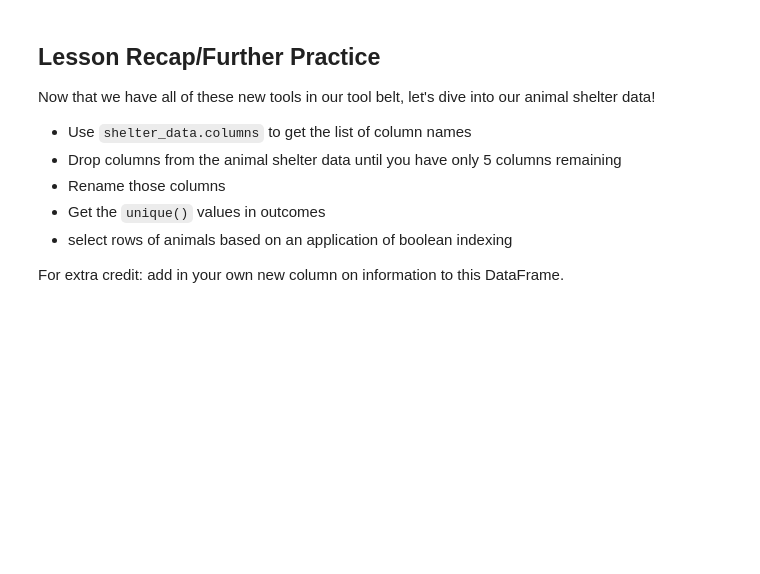
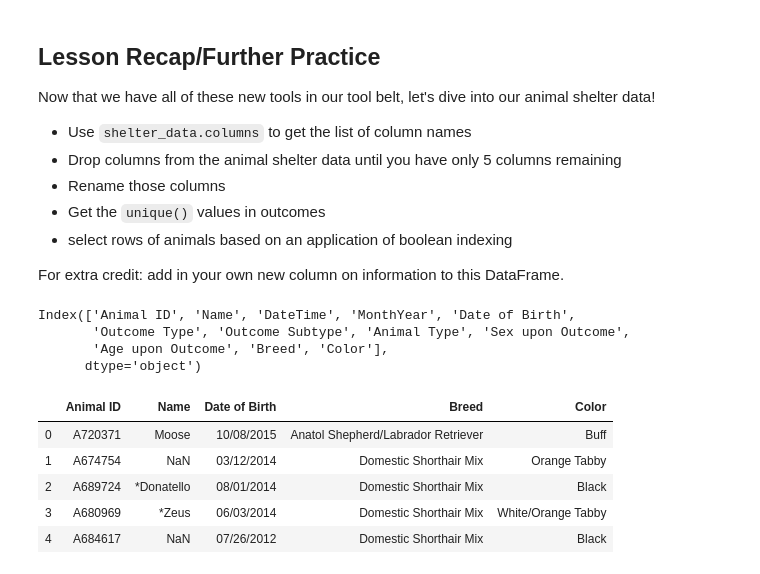
Before and after one commit to anupjsebastian/utilizing-libraries_HTX-DS-111819, a Jupyter notebook: intro_to_libraries_numpy_and_pandas.ipynb, the cells around one changed output. Cells and saved outputs as stored; diff of their text form; code cells hidden in the pictures; blank space fills up the shorter version.

```diff
--- a/intro_to_libraries_numpy_and_pandas.ipynb
+++ b/intro_to_libraries_numpy_and_pandas.ipynb
@@ -717,3 +715,21 @@ Now that we have all of these new tools in our tool belt, let's dive into our an
 - select rows of animals based on an application of boolean indexing
 
 For extra credit: add in your own new column on information to this DataFrame.
+# %%
+shelter_data.columns
+# %% [output]
+Index(['Animal ID', 'Name', 'DateTime', 'MonthYear', 'Date of Birth',
+       'Outcome Type', 'Outcome Subtype', 'Animal Type', 'Sex upon Outcome',
+       'Age upon Outcome', 'Breed', 'Color'],
+      dtype='object')
+# %%
+
+sliced_shelter_data = shelter_data.loc[:,['Animal ID', 'Name', 'Date of Birth', 'Breed', 'Color']]
+sliced_shelter_data.head()
+# %% [output]
+|  | Animal ID | Name | Date of Birth | Breed | Color |
+| 0 | A720371 | Moose | 10/08/2015 | Anatol Shepherd/Labrador Retriever | Buff |
+| 1 | A674754 | NaN | 03/12/2014 | Domestic Shorthair Mix | Orange Tabby |
+| 2 | A689724 | *Donatello | 08/01/2014 | Domestic Shorthair Mix | Black |
+| 3 | A680969 | *Zeus | 06/03/2014 | Domestic Shorthair Mix | White/Orange Tabby |
+| 4 | A684617 | NaN | 07/26/2012 | Domestic Shorthair Mix | Black |
```
Also changed, not shown: parts of 6 cells of this notebook.
